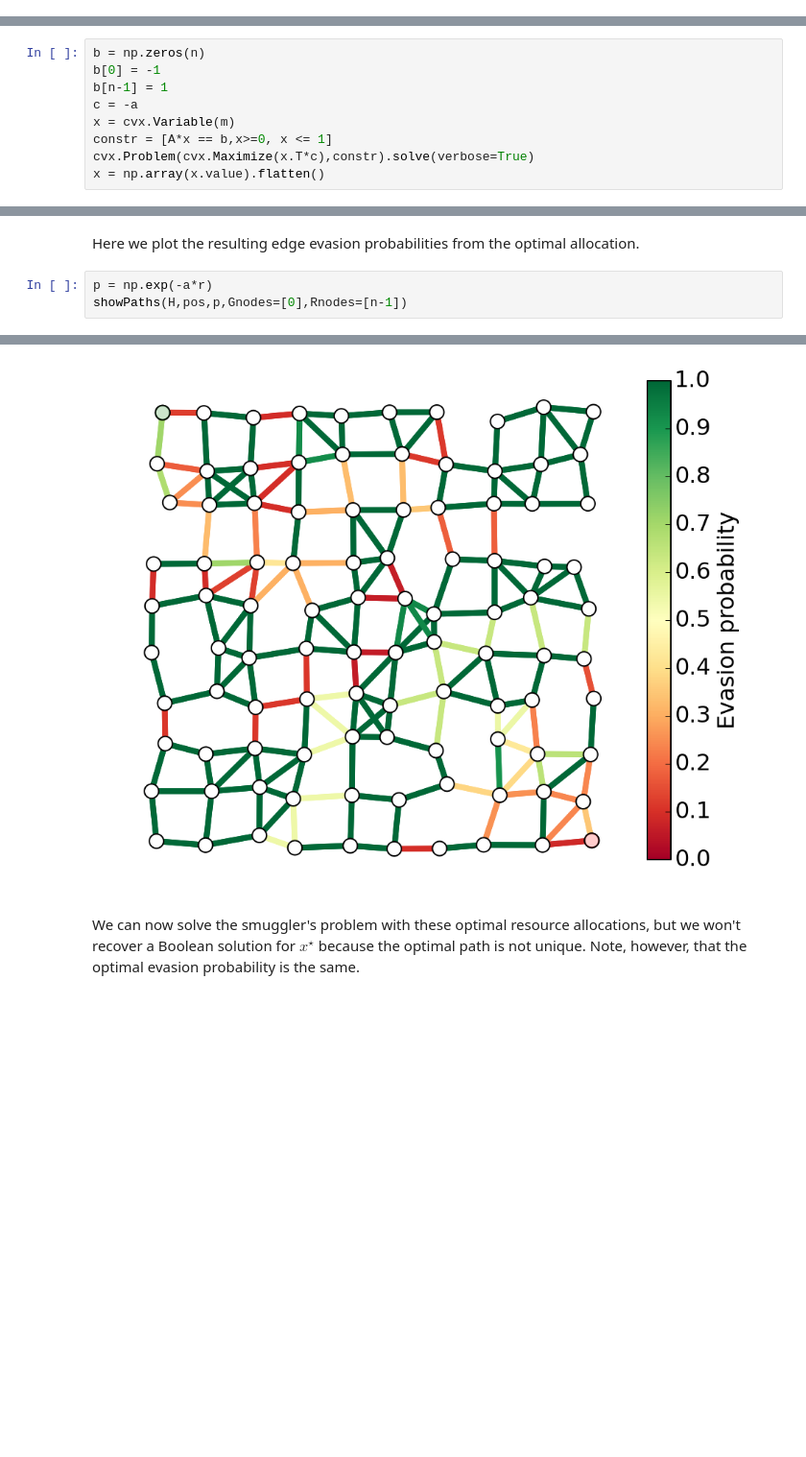
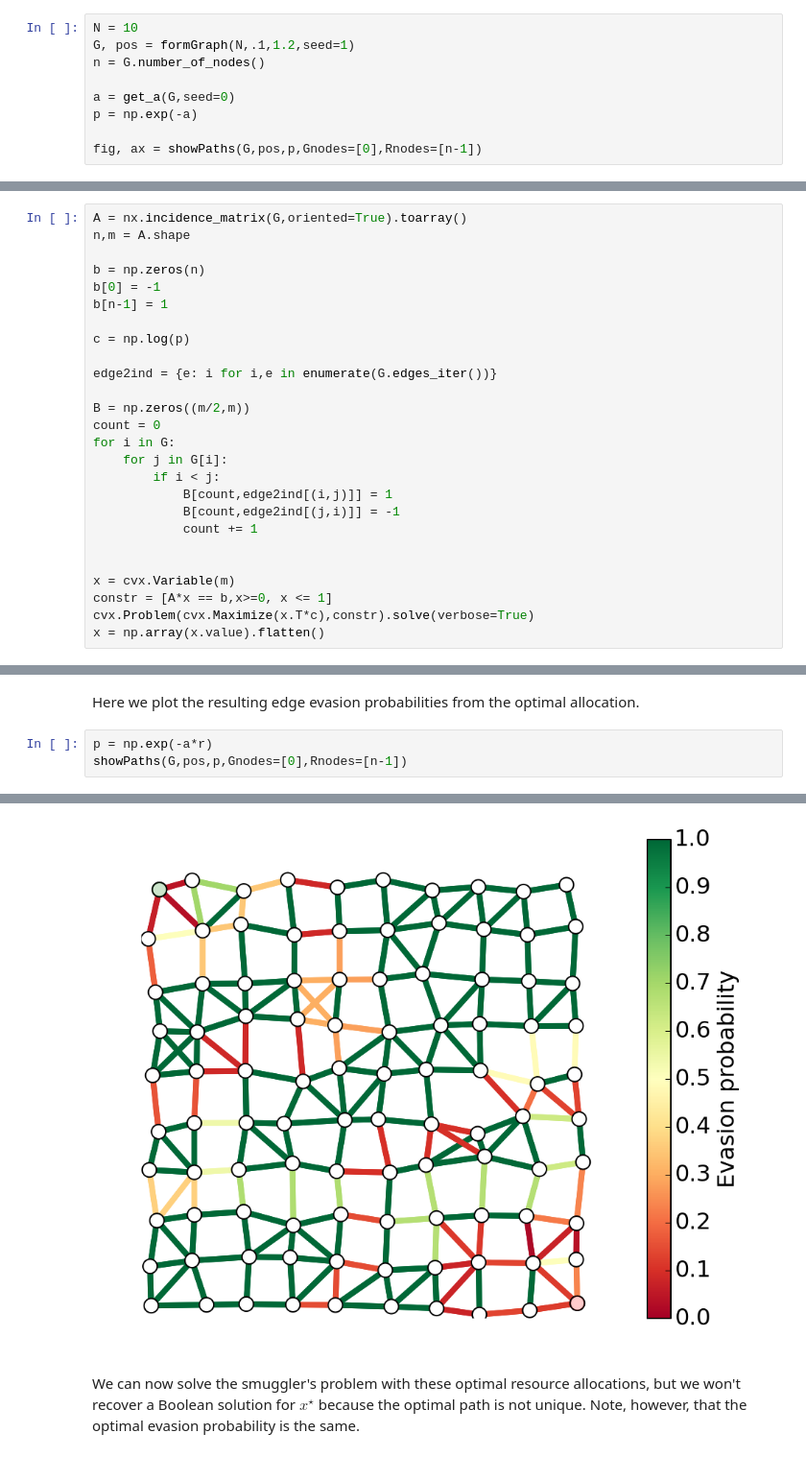
Before and after one commit to ajfriend/cvxpy_examples, a Jupyter notebook: interdiction.ipynb, the cells around one changed output, grey strips where cells are left out. Shown at 96% size. Drawn from its saved outputs; the diff is of its cells as text; blank space fills up the shorter version.

```diff
--- a/interdiction.ipynb
+++ b/interdiction.ipynb
@@ -449,0 +419,9 @@ showPaths(H,pos,p,Gnodes=[0],Rnodes=[n-1])
+# %%
+N = 10
+G, pos = formGraph(N,.1,1.2,seed=1)
+n = G.number_of_nodes()
+
+a = get_a(G,seed=0)
+p = np.exp(-a)
+
+fig, ax = showPaths(G,pos,p,Gnodes=[0],Rnodes=[n-1])
@@ -450,10 +430,27 @@ showPaths(H,pos,p,Gnodes=[0],Rnodes=[n-1])
 # %% [markdown]
 We form the smuggler's relaxed convex problem and solve it to find his optimal path. We plot the path below.
 # %%
+A = nx.incidence_matrix(G,oriented=True).toarray()
+n,m = A.shape
+
 b = np.zeros(n)
 b[0] = -1
 b[n-1] = 1
-c = -a
+
+c = np.log(p)
+
+edge2ind = {e: i for i,e in enumerate(G.edges_iter())}
+
+B = np.zeros((m/2,m))
+count = 0
+for i in G:
+    for j in G[i]:
+        if i < j:
+            B[count,edge2ind[(i,j)]] = 1
+            B[count,edge2ind[(j,i)]] = -1
+            count += 1
+
+
 x = cvx.Variable(m)
 constr = [A*x == b,x>=0, x <= 1]
 cvx.Problem(cvx.Maximize(x.T*c),constr).solve(verbose=True)
@@ -607,11 +604,11 @@ The smuggler's chance of evasion is 9060.38 times smaller than with the uniform
 Here we plot the resulting edge evasion probabilities from the optimal allocation.
 # %%
 p = np.exp(-a*r)
-showPaths(H,pos,p,Gnodes=[0],Rnodes=[n-1])
+showPaths(G,pos,p,Gnodes=[0],Rnodes=[n-1])
 # %% [output]
 (<matplotlib.figure.Figure at 0x...>,
  <matplotlib.axes.AxesSubplot at 0x...>)
-[figure, old version]
+[figure, new version]
 # %% [markdown]
 We can now solve the smuggler's problem with these optimal resource allocations, but we won't recover a Boolean solution for $x^{\star}$ because the optimal path is not unique. Note, however, that the optimal evasion probability is the same.
 # %%
```
Also changed, not shown: parts of 15 cells of this notebook.
